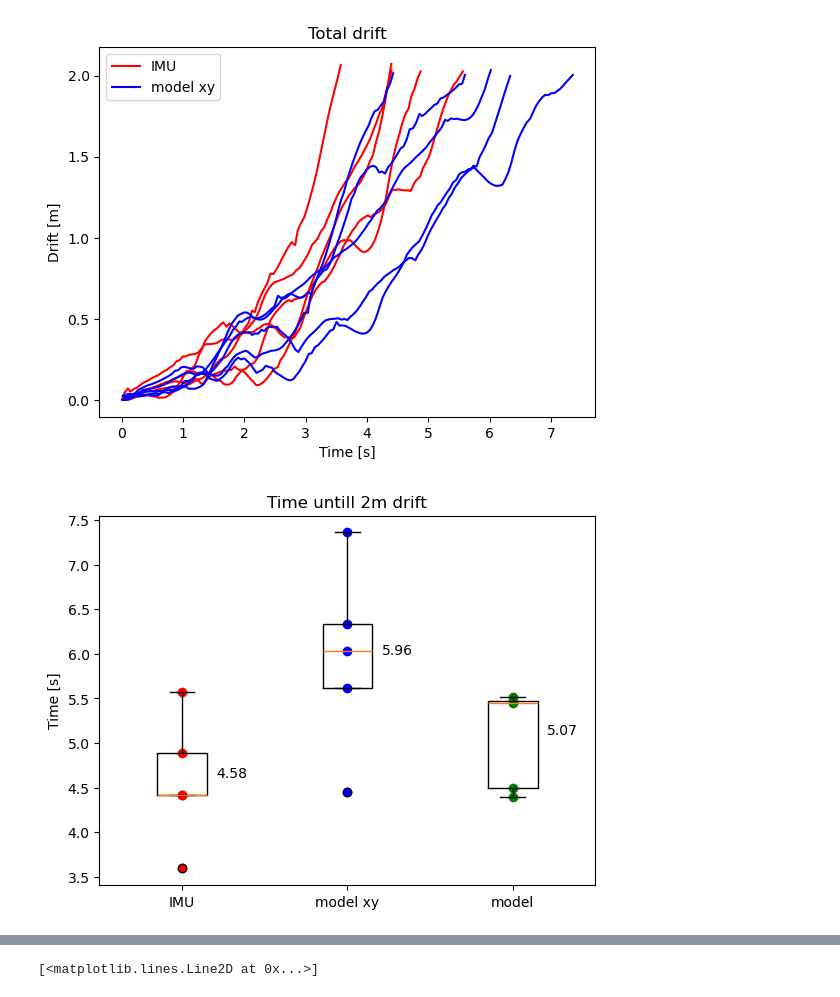
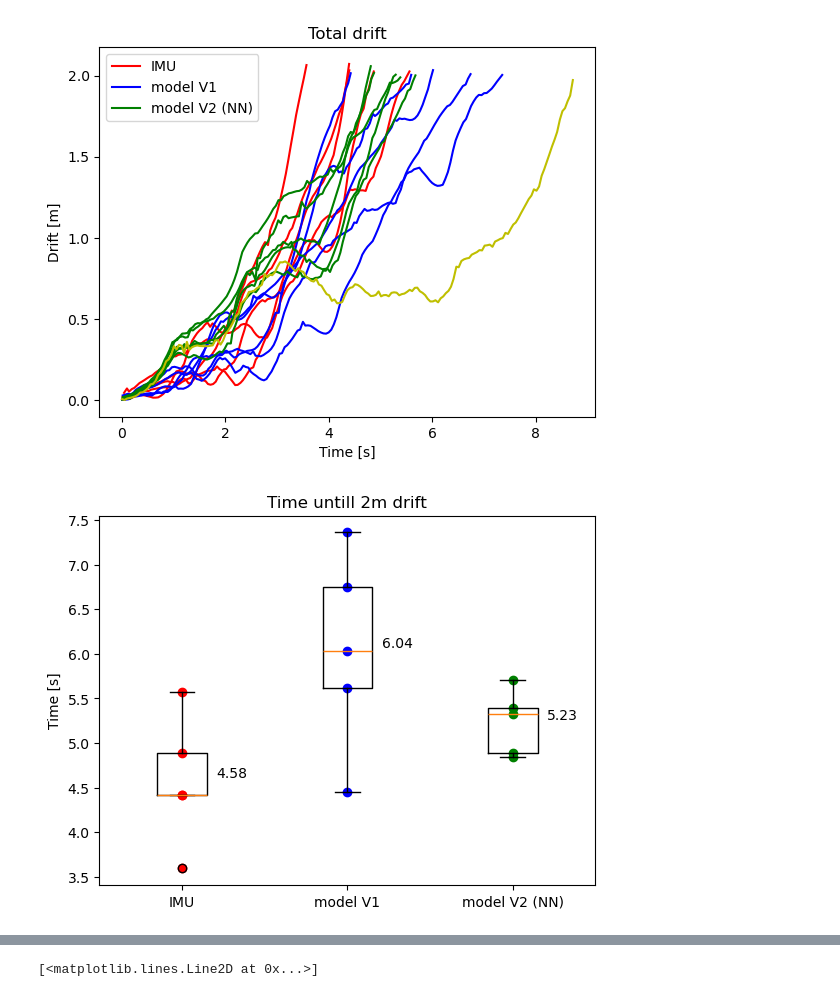
Before and after one commit to robinferede/analyze_flight_data, a Jupyter notebook: Analyze Flight Data.ipynb, the cells around one changed output, grey strips where cells are left out. Drawn from its saved outputs; the diff is of its cells as text; code cells hidden in the pictures.

Commit message:
Comparison of drone model V1 and V2

```diff
--- a/Analyze Flight Data.ipynb
+++ b/Analyze Flight Data.ipynb
@@ -4,7 +4,7 @@ import os
 
 # look through flight_data folder for files
 # and print out the file names with numbers
-files = [f for f in os.listdir("flight_data") if "okt25" in f.lower()]
+files = [f for f in os.listdir("flight_data") if "okt28" in f.lower()]
 for i, f in enumerate(files):
     print(i, f)
 # %% [output]
@@ -122,44 +152,52 @@ def plot_drift(data, **kwargs):
     plt.plot(data['t'][idx], drift[idx], **kwargs)
 
 plot_drift(data1, label='IMU', color='r')
 plot_drift(data2, color='r')
 plot_drift(data3, color='r')
 plot_drift(data4, color='r')
 plot_drift(data5, color='r')
-plot_drift(data6, label='model xy', color='b')
+plot_drift(data6, label='model V1', color='b')
 plot_drift(data7, color='b')
 plot_drift(data8, color='b')
 plot_drift(data9, color='b')
 plot_drift(data10, color='b')
-# plot_drift(data11, label='model', color='b')
-# plot_drift(data12, color='b')
-# plot_drift(data13, color='b')
-# plot_drift(data14, color='b')
-# plot_drift(data15, color='b')
+plot_drift(data11, label='b')
+plot_drift(data12, color='b')
+plot_drift(data13, color='b')
+plot_drift(data14, color='b')
+plot_drift(data15, label='model V2 (NN)', color='g')
+plot_drift(data16, color='g')
+plot_drift(data17, color='g')
+plot_drift(data18, color='g')
+plot_drift(data19, color='g')
+plot_drift(data20, color='g')
+plot_drift(data21, color='g')
+plot_drift(data22, color='g')
+plot_drift(data23, color='g')
 plt.title('Total drift')
 plt.legend()
 plt.xlabel('Time [s]')
 plt.ylabel('Drift [m]')
 plt.show()
 
 # boxplot
 imu_final_t = [data1['t'][-1], data2['t'][-1], data3['t'][-1], data4['t'][-1], data5['t'][-1]]
-model_xy_final_t = [data6['t'][-1], data7['t'][-1], data8['t'][-1], data9['t'][-1], data10['t'][-1]]
-model_final_t = [data11['t'][-1], data12['t'][-1], data13['t'][-1], data14['t'][-1], data15['t'][-1]]
-plt.boxplot([imu_final_t, model_xy_final_t, model_final_t], labels=['IMU', 'model xy', 'model'])
+model_xy_final_t = [data6['t'][-1], data7['t'][-1], data8['t'][-1], data9['t'][-1], data10['t'][-1], data11['t'][-1], data12['t'][-1], data13['t'][-1], data14['t'][-1]]
+model_final_t = [data15['t'][-1], data16['t'][-1], data17['t'][-1], data18['t'][-1], data19['t'][-1], data20['t'][-1], data21['t'][-1], data22['t'][-1], data23['t'][-1]]
+plt.boxplot([imu_final_t, model_xy_final_t, model_final_t], labels=['IMU', 'model V1', 'model V2 (NN)'])
 plt.scatter([1]*5, imu_final_t, color='r')
 plt.scatter([2]*5, model_xy_final_t, color='b')
 plt.scatter([3]*5, model_final_t, color='g')
 # put text with mean values
 plt.text(1.3, np.mean(imu_final_t), f'{np.mean(imu_final_t):.2f}', ha='center', va='bottom')
 plt.text(2.3, np.mean(model_xy_final_t), f'{np.mean(model_xy_final_t):.2f}', ha='center', va='bottom')
 plt.text(3.3, np.mean(model_final_t), f'{np.mean(model_final_t):.2f}', ha='center', va='bottom')
 plt.title('Time untill 2m drift')
 plt.ylabel('Time [s]')
 plt.show()
 # %% [output]
-[figure, old version]
+[figure, new version]
-[figure, old version]
+[figure, new version]
 # %%
 # # the corresponding orin log is
 # path_orin = '/home/robinferede/Git/dronerace/logs/73/uart_logs/imu-1970-1-1-1-3-22.csv'
```
Also changed, not shown: parts of 6 cells of this notebook, 2 other files.
